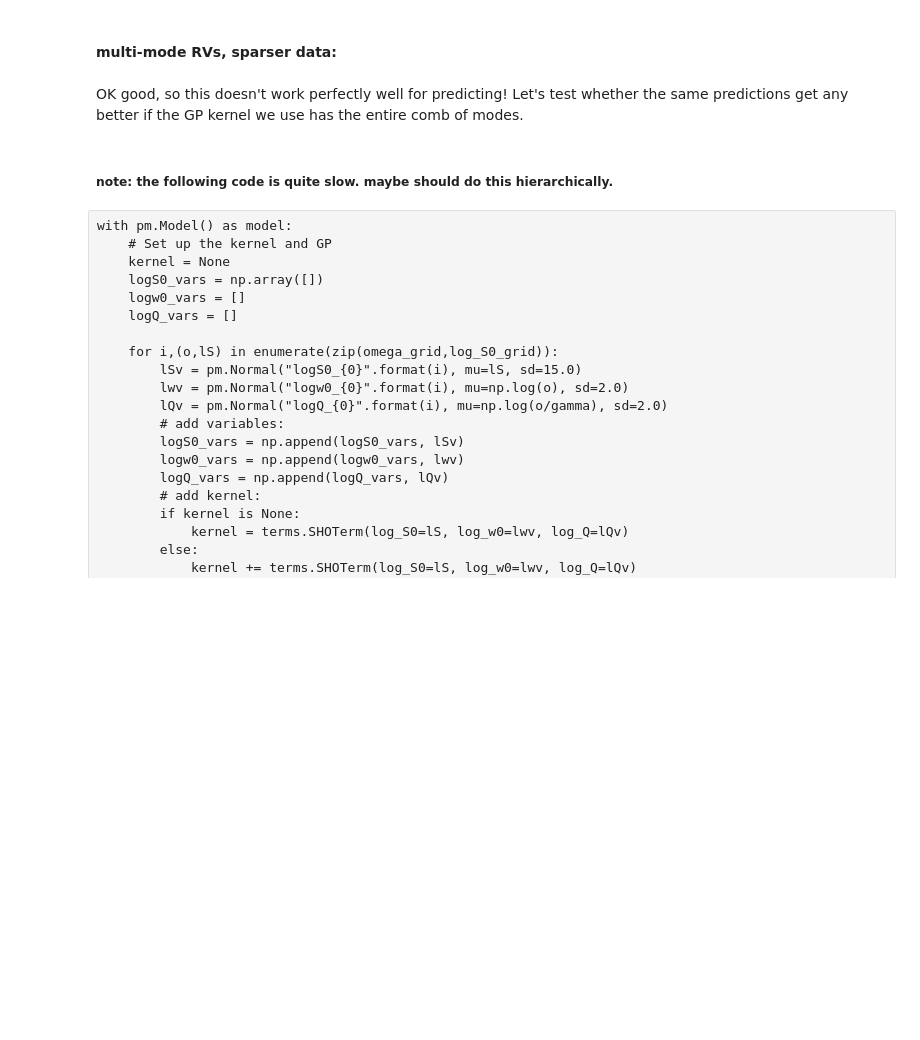
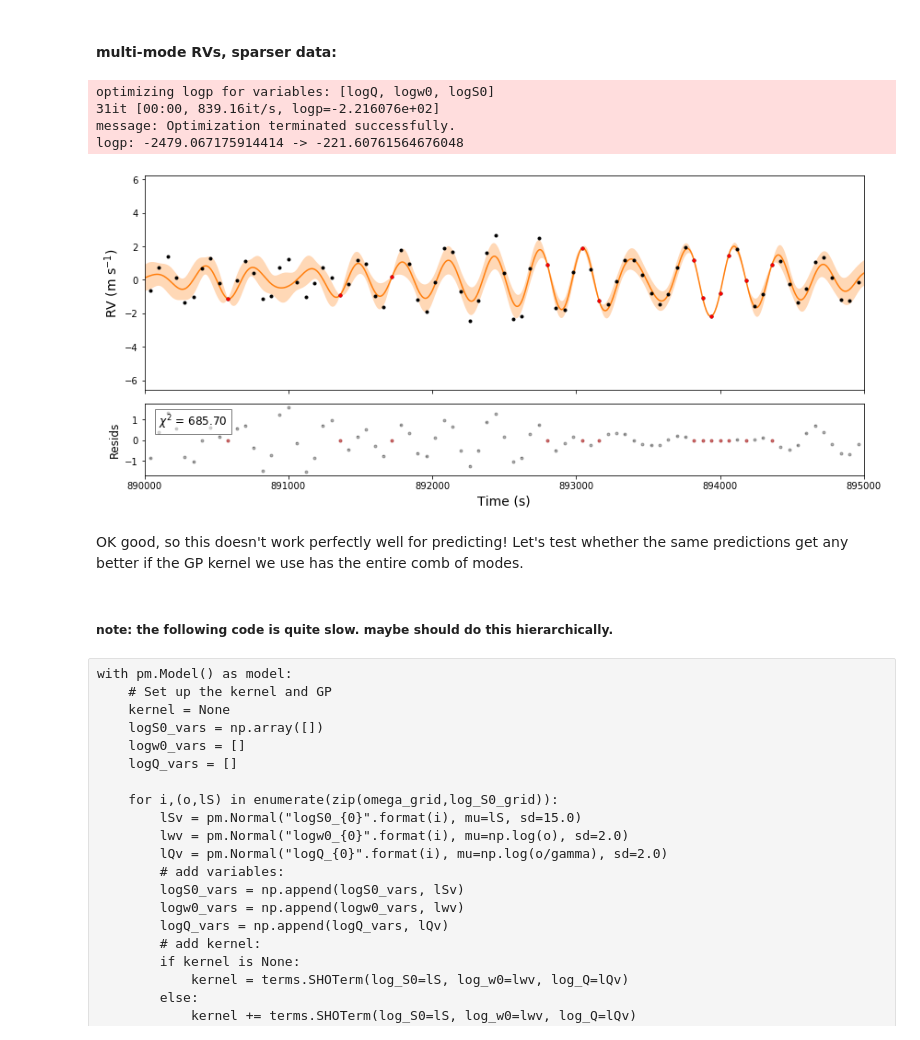
Before and after one commit to megbedell/pmodes, a Jupyter notebook: experiments/02-gp-fitting.ipynb, the cells around one changed output. Saved outputs shown, nothing was run; the diff lists cells and outputs as text; code cells hidden in the pictures; blank space fills up the shorter version.

```diff
--- a/experiments/02-gp-fitting.ipynb
+++ b/experiments/02-gp-fitting.ipynb
@@ -156,24 +156,5 @@ ax.set_xlim([10.2,10.8]);
 inds = (ts_multimode > xlim_data[0]) & (ts_multimode < xlim_data[1])
 t_all = ts_multimode[inds]
 y_all = rvs_multimode[inds]
-yerr_all = np.zeros_like(y) + 0.01 # 1 cm/s homogeneous error - made up!
+yerr_all = np.zeros_like(y_all) + 0.01 # 1 cm/s homogeneous error - made up!
 t_grid = np.linspace(xlim_data[0], xlim_data[1], 1000)
-# %%
-with pm.Model() as model:
-
-    logS0 = pm.Normal("logS0", mu=0.0, sd=15.0, testval=np.log(np.var(rvs_onemode)))
-    logw0 = pm.Normal("logw0", mu=-3.9, sd=2.0)
-    logQ = pm.Normal("logQ", mu=8.1, sd=2.0)
-
-    # Set up the kernel and GP
-    kernel = terms.SHOTerm(log_S0=logS0, log_w0=logw0, log_Q=logQ)
-    gp = GP(kernel, t_all, yerr_all ** 2)
-
-    # Add a custom "potential" (log probability function) with the GP likelihood
-    pm.Potential("gp", gp.log_likelihood(y_all))
-
-with model:
-    map_soln = xo.optimize(start=model.test_point)
-    mu, var = xo.eval_in_model(gp.predict(t_grid, return_var=True), map_soln)
-    sd = np.sqrt(var)
-    y_pred = xo.eval_in_model(gp.predict(t_all), map_soln)
@@ -225,28 +225,36 @@ with model:
     sd = np.sqrt(var)
     y_pred = xo.eval_in_model(gp.predict(t), map_soln)
     y_pred_all = xo.eval_in_model(gp.predict(t_all), map_soln)
+# %% [output]
+optimizing logp for variables: [logQ, logw0, logS0]
+31it [00:00, 839.16it/s, logp=-2.216076e+02]
+message: Optimization terminated successfully.
+logp: -2479.067175914414 -> -221.60761564676048
 # %%
 fig, (ax1,ax2) = plt.subplots(2, 1, figsize=(14,6), sharex=True,
                               gridspec_kw={'height_ratios':[3,1], 'hspace':0.1})
 
 art = ax1.fill_between(t_grid, mu + sd, mu - sd, color="C1", alpha=0.3)
 art.set_edgecolor("none")
 ax1.plot(t_grid, mu, color="C1", label="prediction")
 
 ax1.plot(ts_multimode, rvs_multimode, ".k")
 ax1.errorbar(t, y, yerr=yerr, fmt=".r", capsize=0, label="data")
 
 ax2.errorbar(t_all, y_all - y_pred_all, yerr=yerr_all, fmt=".k", capsize=0, label="resids", alpha=0.3)
 ax2.errorbar(t, y - y_pred, yerr=yerr, fmt=".r", capsize=0, label="resids", alpha=0.3)
 
 inds = (t_all > xlim_plot[0]) & (t_all < xlim_plot[1])
 chisq = np.sum(((y_all - y_pred_all)/yerr_all)[inds])**2
-ax2.text(xlim_plot[0] + 100, 0.6, r'$\chi^2$ = {0:.2f}'.format(chisq), fontsize=12)
+ax2.text(0.02, 0.7, r'$\chi^2$ = {0:.2f}'.format(chisq), fontsize=12,
+         transform=ax2.transAxes, bbox=dict(facecolor='white', alpha=0.5))
 ax2.set_xlabel('Time (s)', fontsize=14)
 ax1.set_ylabel(r'RV (m s$^{-1}$)', fontsize=14)
 ax2.set_ylabel('Resids', fontsize=12)
 
 ax1.set_xlim(xlim_plot);
+# %% [output]
+[figure, added]
 # %% [markdown]
 OK good, so this doesn't work perfectly well for predicting! Let's test whether the same predictions get any better if the GP kernel we use has the entire comb of modes.
 # %%
```
Also changed, not shown: parts of 14 cells of this notebook.
